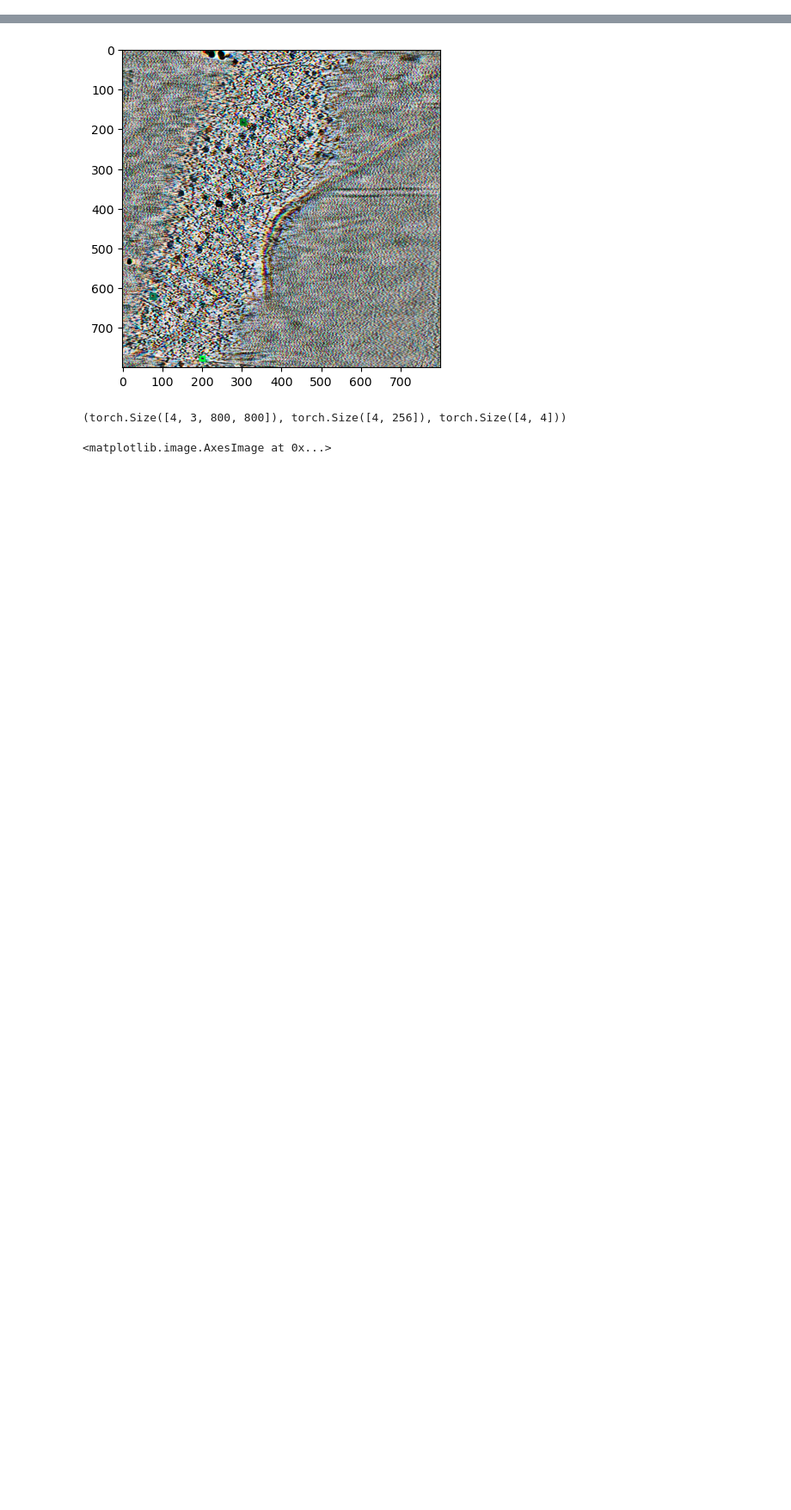
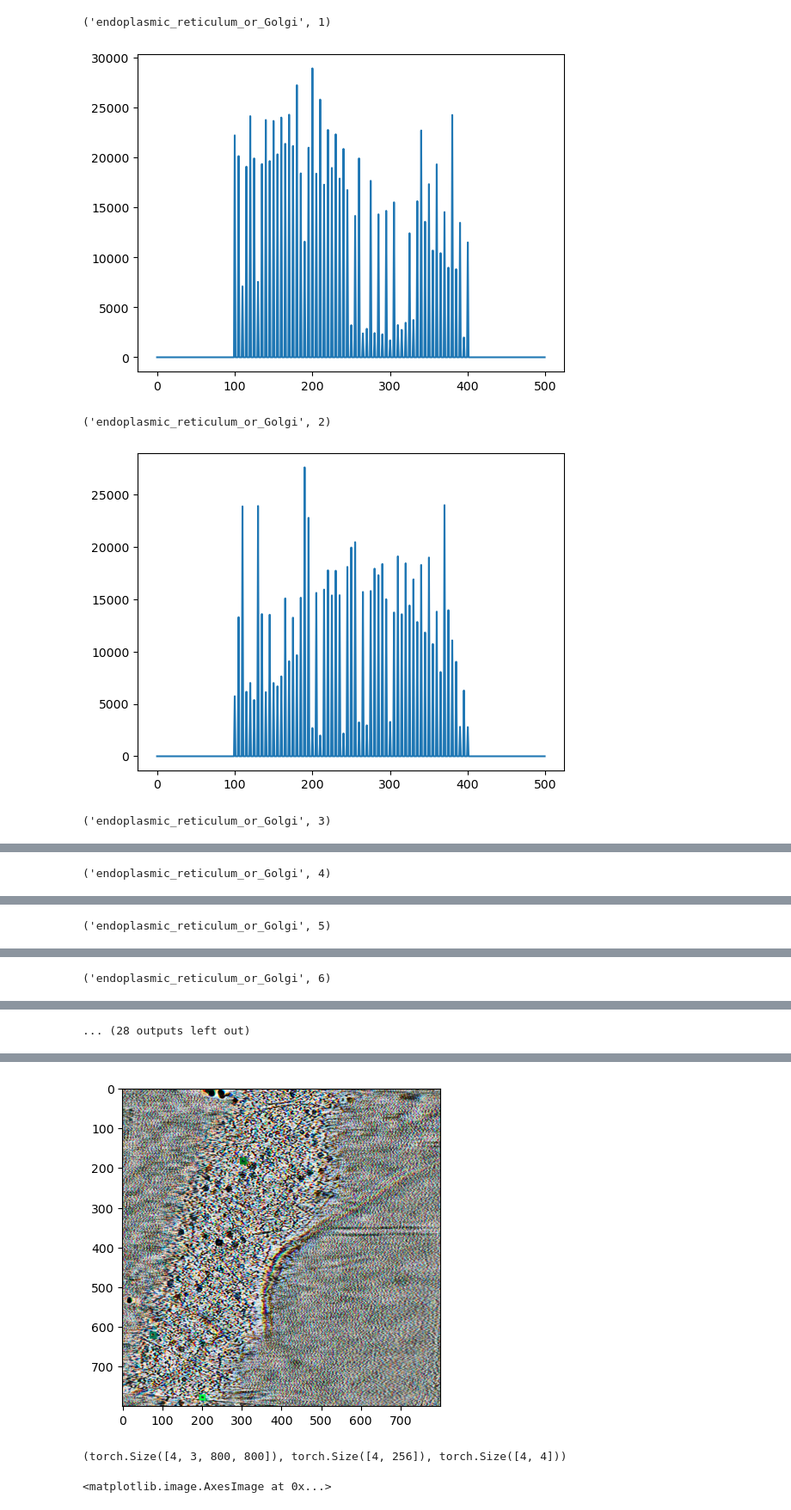
Before and after one commit to tyfei0216/TomoGNN, a Jupyter notebook: demo.ipynb, the cells around one changed output, grey strips where cells are left out. Shown at 86% size. Saved outputs shown, nothing was run; the diff lists cells and outputs as text; code cells hidden in the pictures; blank space fills up the shorter version.

```diff
--- a/demo.ipynb
+++ b/demo.ipynb
@@ -40,0 +59,18 @@ finish loading parameters
+# %%
+df = {"obj":[], "size":[], "pos_x":[], "pos_y":[], "pos_z":[], "label":[]}
+for t in dataset:
+    l = t["labels"]
+    pos_z = l["pos"]
+    for obj, size, mask, label in zip(l["names"], l["area"], l["masks"], l["item_id"]):
+        if obj == "ribo":
+            continue
+        mask = mask.numpy()
+        x, y = np.where(mask)
+        pos_x = x.mean()
+        pos_y = y.mean()
+        df["obj"].append(obj)
+        df["size"].append(size.item())
+        df["label"].append(label)
+        df["pos_x"].append(pos_x)
+        df["pos_y"].append(pos_y)
+        df["pos_z"].append(pos_z)
@@ -40,0 +81,9 @@ finish loading parameters
+# %%
+mix_labels = {
+    "TS_023": "/data/transformer_project/transforemer_model/train_data/20230328_TS_023/amira/TS_023.mrc_10.30Apx.labels/",
+    "TS_005": "/data/transformer_project/transforemer_model/train_data/20230328_TS_005/amira/TS_005.mrc_10.30Apx.labels/",
+    "TS_031": "/data/transformer_project/transforemer_model/train_data/TS_031/amira/TS_031.mrc_10.30Apx.labels/",
+    "sllt0039": "/data/transformer_project/transforemer_model/train_data/sull20240716_sllt0039/amira/sllt0039_9.62Apx.labels/",
+    "sllt0051": "/data/transformer_project/transforemer_model/train_data/sull20240716_sllt0051/amira/sllt0051_9.62Apx.labels/",
+    "sllt0081": "/data/transformer_project/transforemer_model/train_data/sull20240716_sllt0081/amira/sllt0081_9.62Apx.labels/",
+}
@@ -40,0 +189,14 @@ finish loading parameters
+# %%
+for i, r in df.groupby(["obj", "label"]):
+    print(i)
+    a = np.zeros([500])
+    a[r["pos_z"]] = r["size"]
+    plt.plot(a)
+    plt.show()
+    plt.close()
+# %% [output]
+('endoplasmic_reticulum_or_Golgi', 1)
+[figure, added]
+('endoplasmic_reticulum_or_Golgi', 2)
+[figure, added]
+('endoplasmic_reticulum_or_Golgi', 3)
@@ -40,0 +204 @@ finish loading parameters
+('endoplasmic_reticulum_or_Golgi', 4)
@@ -40,0 +206 @@ finish loading parameters
+('endoplasmic_reticulum_or_Golgi', 5)
@@ -40,0 +208 @@ finish loading parameters
+('endoplasmic_reticulum_or_Golgi', 6)
@@ -40,0 +210 @@ finish loading parameters
+... (28 outputs left out)
```
Also changed, not shown: parts of 44 cells of this notebook, 9 other files.
